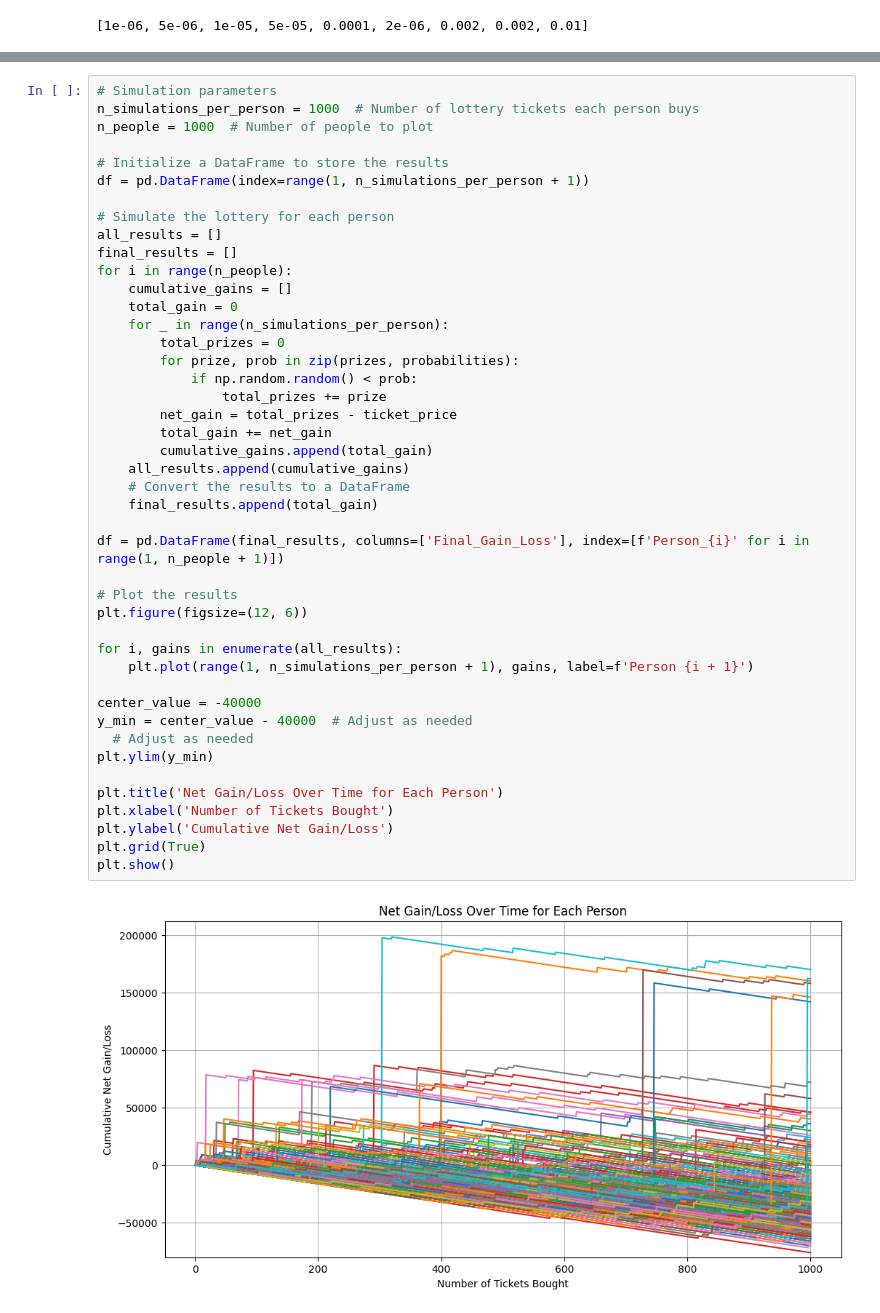
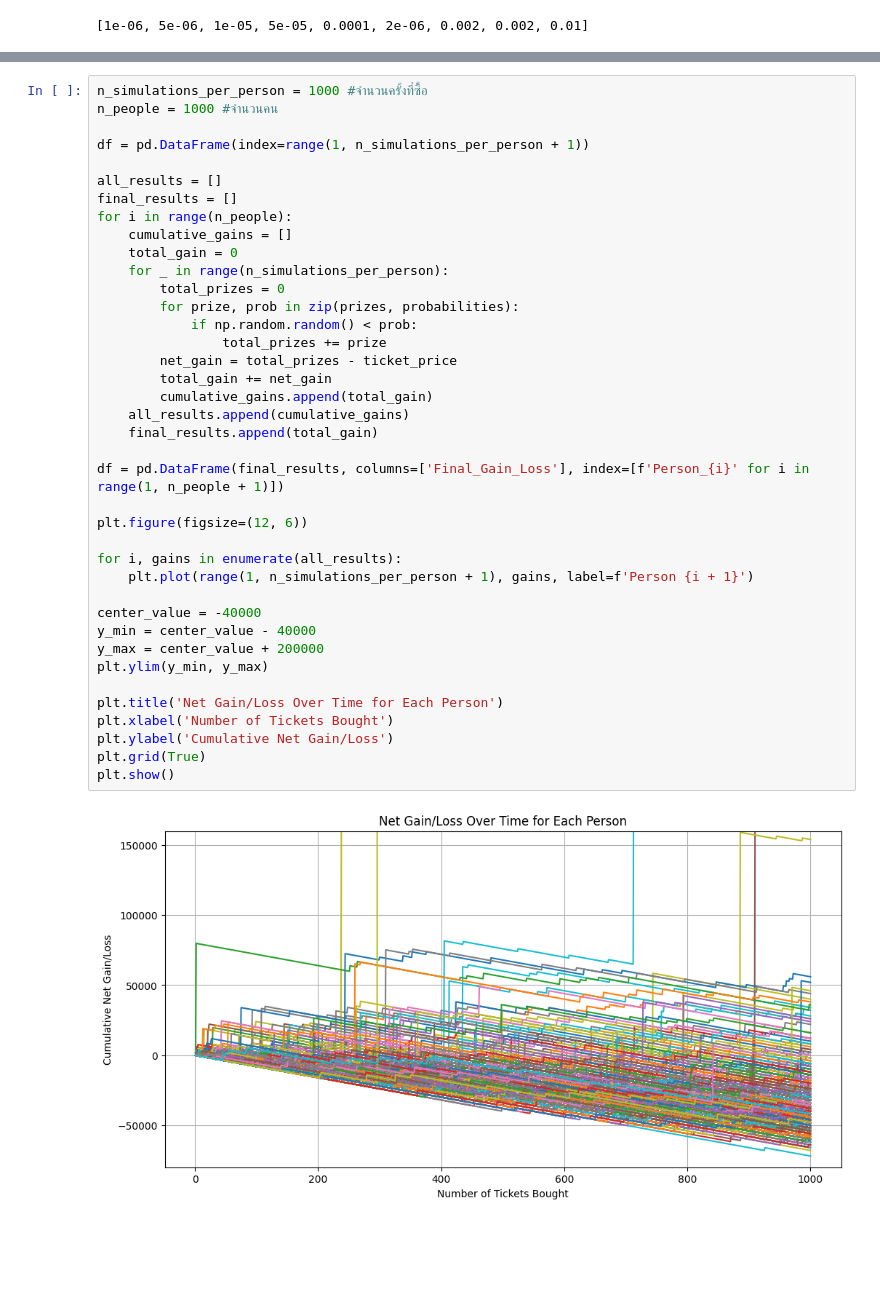
Before and after one commit to porworaeng/lottery_simulation, a Jupyter notebook: lottery_simulation.ipynb, the cells around one changed output, grey strips where cells are left out. Drawn from its saved outputs; the diff is of its cells as text; blank space fills up the shorter version.

```diff
--- a/lottery_simulation.ipynb
+++ b/lottery_simulation.ipynb
@@ -44,48 +52,43 @@ plt.show()
 # %% [output]
 [figure]
 # %%
-# Simulation parameters
-n_simulations_per_person = 1000  # Number of lottery tickets each person buys
-n_people = 1000  # Number of people to plot
+n_simulations_per_person = 1000 #จำนวนครั้งที่ซื้อ
+n_people = 1000 #จำนวนคน
 
-# Initialize a DataFrame to store the results
 df = pd.DataFrame(index=range(1, n_simulations_per_person + 1))
 
-# Simulate the lottery for each person
 all_results = []
 final_results = []
 for i in range(n_people):
     cumulative_gains = []
     total_gain = 0
     for _ in range(n_simulations_per_person):
         total_prizes = 0
         for prize, prob in zip(prizes, probabilities):
             if np.random.random() < prob:
                 total_prizes += prize
         net_gain = total_prizes - ticket_price
         total_gain += net_gain
         cumulative_gains.append(total_gain)
     all_results.append(cumulative_gains)
-    # Convert the results to a DataFrame
     final_results.append(total_gain)
 
 df = pd.DataFrame(final_results, columns=['Final_Gain_Loss'], index=[f'Person_{i}' for i in range(1, n_people + 1)])
 
-# Plot the results
 plt.figure(figsize=(12, 6))
 
 for i, gains in enumerate(all_results):
     plt.plot(range(1, n_simulations_per_person + 1), gains, label=f'Person {i + 1}')
 
 center_value = -40000
-y_min = center_value - 40000  # Adjust as needed
-  # Adjust as needed
-plt.ylim(y_min)
+y_min = center_value - 40000
+y_max = center_value + 200000
+plt.ylim(y_min, y_max)
 
 plt.title('Net Gain/Loss Over Time for Each Person')
 plt.xlabel('Number of Tickets Bought')
 plt.ylabel('Cumulative Net Gain/Loss')
 plt.grid(True)
 plt.show()
 # %% [output]
-[figure, old version]
+[figure, new version]
```
Also changed, not shown: parts of 14 cells of this notebook.
